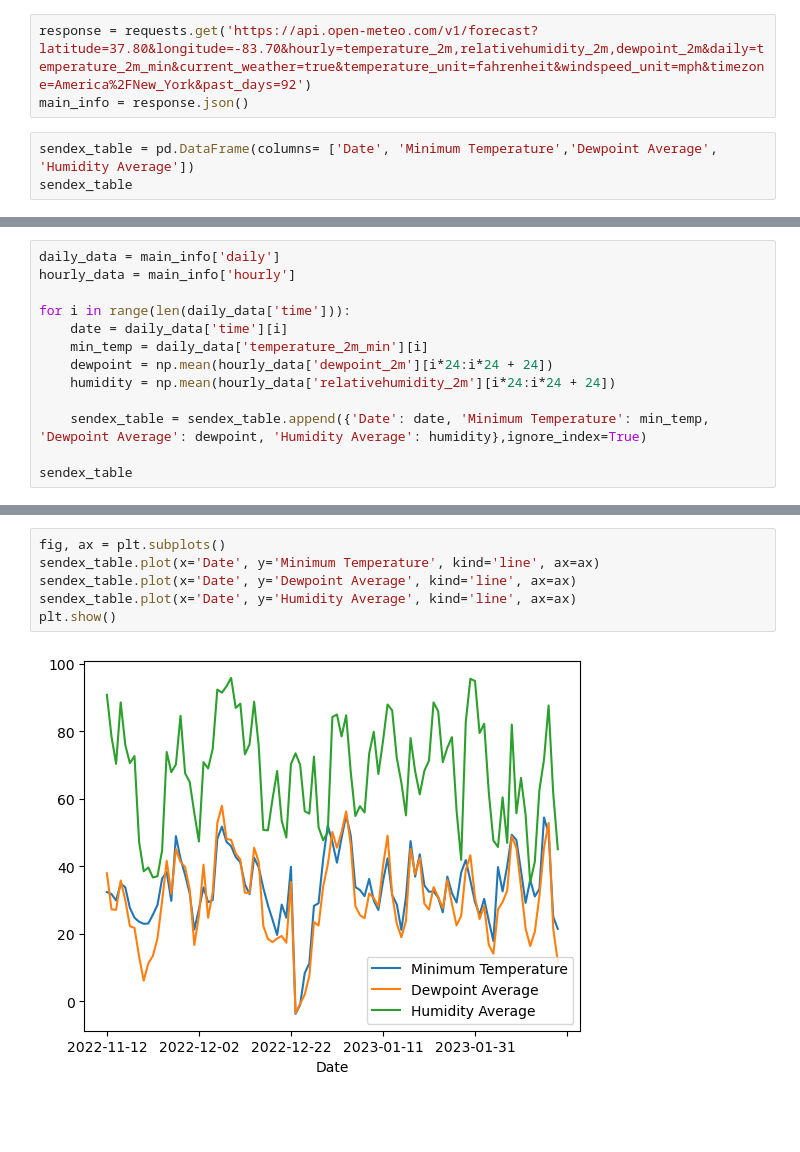
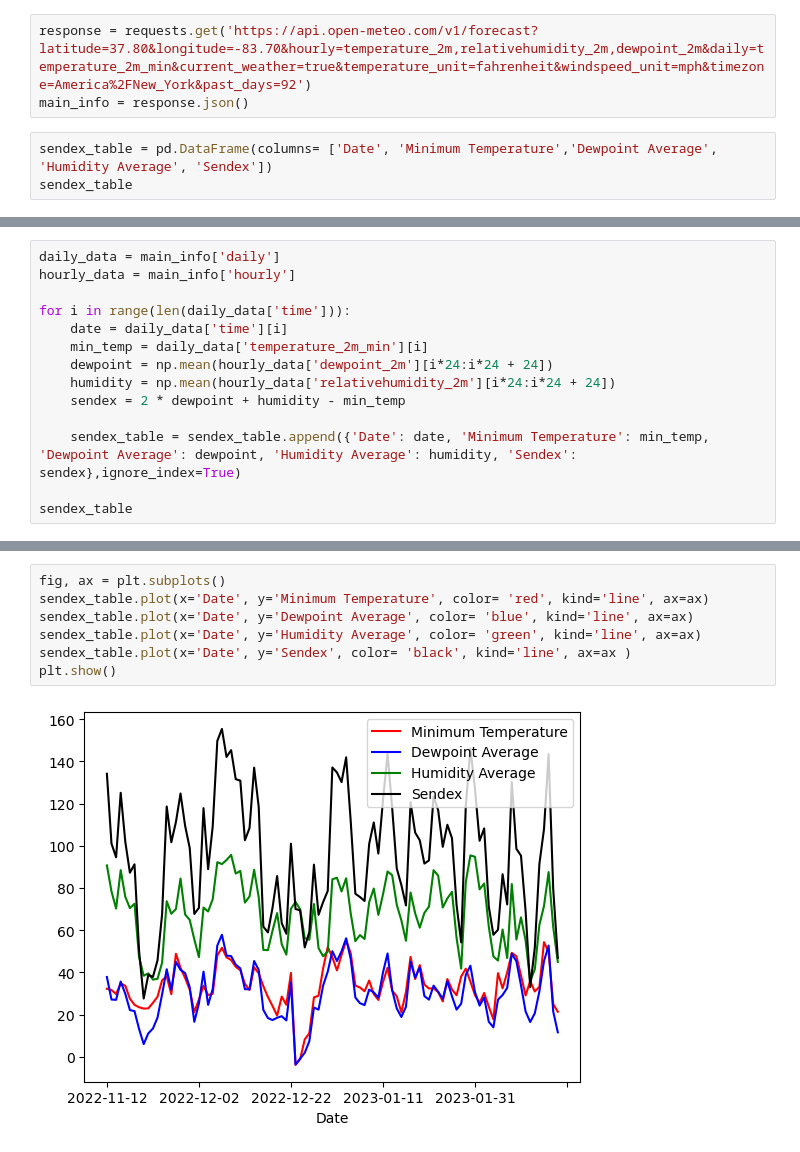
Before and after one commit to jsphotos205/last_of_us, a Jupyter notebook: weather.ipynb, the cells around one changed output, grey strips where cells are left out. Drawn from its saved outputs; the diff is of its cells as text; blank space fills up the shorter version.

Commit message:
added sendex information and formula

```diff
--- a/weather.ipynb
+++ b/weather.ipynb
@@ -12,6 +12,6 @@ import matplotlib.pyplot as plt
 response = requests.get('https://api.open-meteo.com/v1/forecast?latitude=37.80&longitude=-83.70&hourly=temperature_2m,relativehumidity_2m,dewpoint_2m&daily=temperature_2m_min&current_weather=true&temperature_unit=fahrenheit&windspeed_unit=mph&timezone=America%2FNew_York&past_days=92')
 main_info = response.json()
 # %%
-sendex_table = pd.DataFrame(columns= ['Date', 'Minimum Temperature','Dewpoint Average', 'Humidity Average'])
+sendex_table = pd.DataFrame(columns= ['Date', 'Minimum Temperature','Dewpoint Average', 'Humidity Average', 'Sendex'])
 sendex_table
 # %% [output]
@@ -25,8 +25,9 @@ for i in range(len(daily_data['time'])):
     min_temp = daily_data['temperature_2m_min'][i]
     dewpoint = np.mean(hourly_data['dewpoint_2m'][i*24:i*24 + 24])
     humidity = np.mean(hourly_data['relativehumidity_2m'][i*24:i*24 + 24])
+    sendex = 2 * dewpoint + humidity - min_temp
 
-    sendex_table = sendex_table.append({'Date': date, 'Minimum Temperature': min_temp, 'Dewpoint Average': dewpoint, 'Humidity Average': humidity},ignore_index=True)
+    sendex_table = sendex_table.append({'Date': date, 'Minimum Temperature': min_temp, 'Dewpoint Average': dewpoint, 'Humidity Average': humidity, 'Sendex': sendex},ignore_index=True)
 
 sendex_table
 # %% [output]
@@ -46,8 +47,9 @@ sendex_table
 # %%
 fig, ax = plt.subplots()
-sendex_table.plot(x='Date', y='Minimum Temperature', kind='line', ax=ax)
-sendex_table.plot(x='Date', y='Dewpoint Average', kind='line', ax=ax)
-sendex_table.plot(x='Date', y='Humidity Average', kind='line', ax=ax)
+sendex_table.plot(x='Date', y='Minimum Temperature', color= 'red', kind='line', ax=ax)
+sendex_table.plot(x='Date', y='Dewpoint Average', color= 'blue', kind='line', ax=ax)
+sendex_table.plot(x='Date', y='Humidity Average', color= 'green', kind='line', ax=ax)
+sendex_table.plot(x='Date', y='Sendex', color= 'black', kind='line', ax=ax )
 plt.show()
 # %% [output]
-[figure, old version]
+[figure, new version]
```
Also changed, not shown: parts of 2 cells of this notebook.
